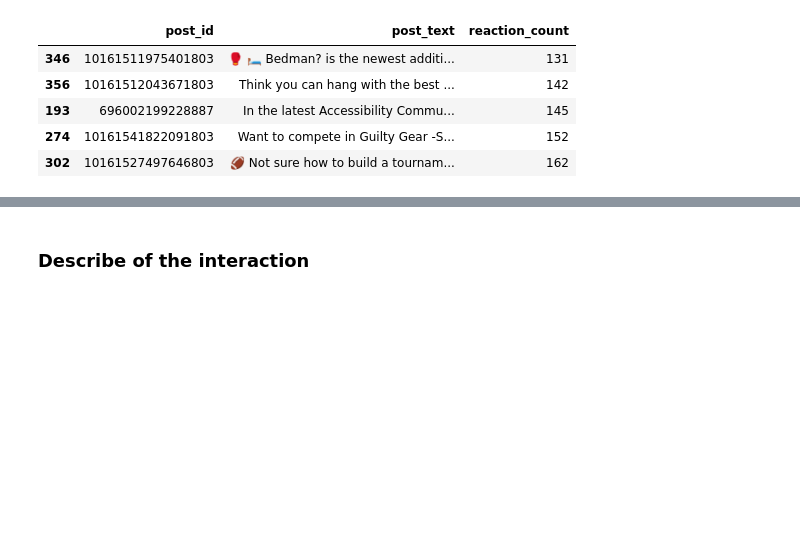
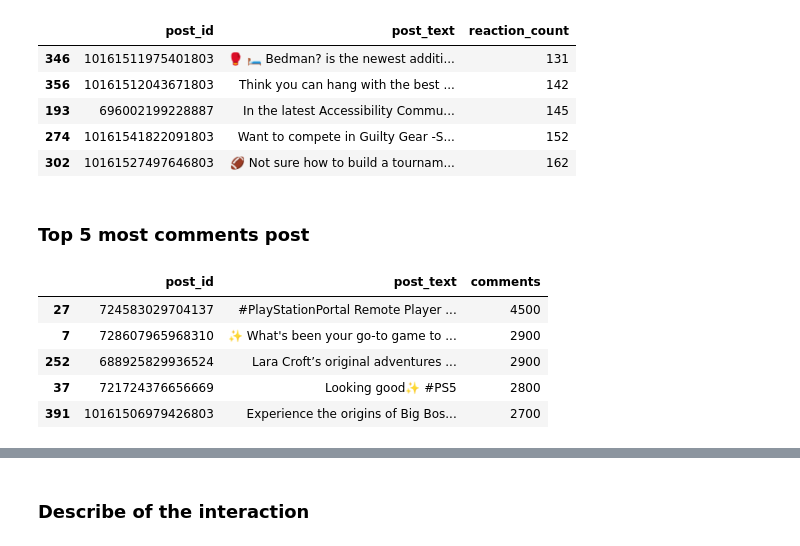
Before and after one commit to chirikatori/data-analyze-facebook, a Jupyter notebook: Analyzes.ipynb, the cells around one changed output, grey strips where cells are left out. Saved outputs shown, nothing was run; the diff lists cells and outputs as text; code cells hidden in the pictures; blank space fills up the shorter version.

```diff
--- a/Analyzes.ipynb
+++ b/Analyzes.ipynb
@@ -65,3 +65,15 @@ top_5_least_reaction_post[["post_id", "post_text", "reaction_count"]]
 | 193 | 696002199228887 | In the latest Accessibility Commu... | 145 |
 | 274 | 10161541822091803 | Want to compete in Guilty Gear -S... | 152 |
 | 302 | 10161527497646803 | 🏈 Not sure how to build a tournam... | 162 |
+# %% [markdown]
+### Top 5 most comments post
+# %%
+top_5_most_comment_post = data.nlargest(5, columns="comments")
+top_5_most_comment_post[["post_id", "post_text", "comments"]]
+# %% [output]
+|  | post_id | post_text | comments |
+| 27 | 724583029704137 | #PlayStationPortal Remote Player ... | 4500 |
+| 7 | 728607965968310 | ✨ What's been your go-to game to ... | 2900 |
+| 252 | 688925829936524 | Lara Croft’s original adventures ... | 2900 |
+| 37 | 721724376656669 | Looking good✨ #PS5 | 2800 |
+| 391 | 10161506979426803 | Experience the origins of Big Bos... | 2700 |
```
Also changed, not shown: parts of 8 cells of this notebook, 1 other file.
